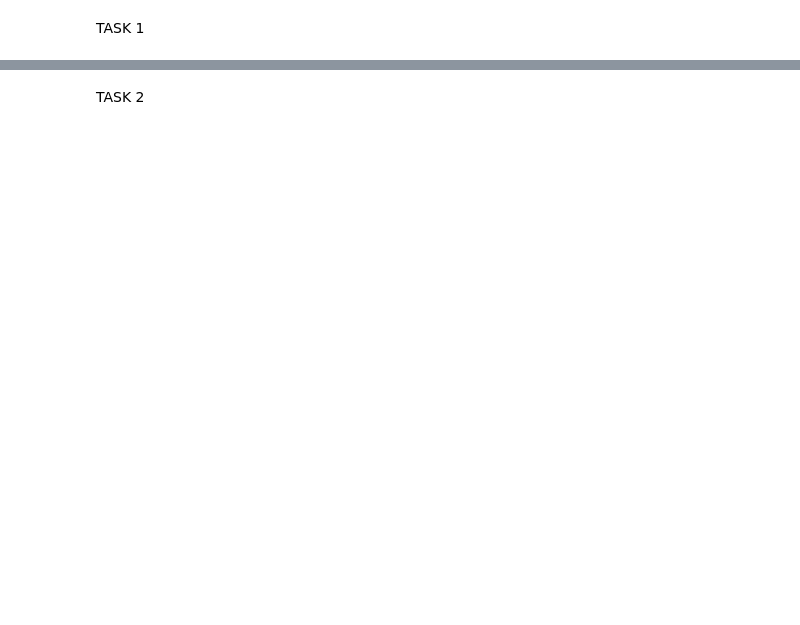
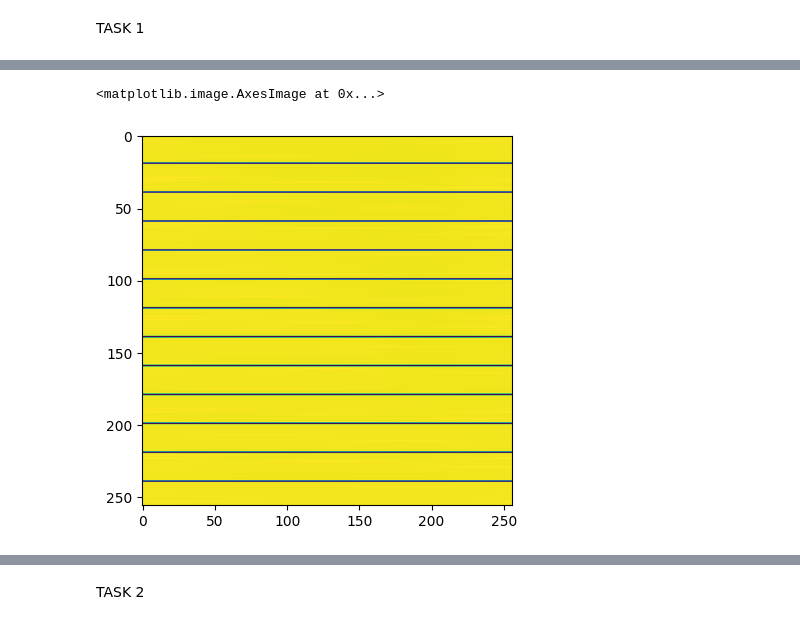
Before and after one commit to abbasmsh1/7thSem, a Jupyter notebook: CVLab/i202404_Abbas_Mustafa_lab2.ipynb, the cells around one changed output, grey strips where cells are left out. Drawn from its saved outputs; the diff is of its cells as text; code cells hidden in the pictures; blank space fills up the shorter version.

```diff
--- a/CVLab/i202404_Abbas_Mustafa_lab2.ipynb
+++ b/CVLab/i202404_Abbas_Mustafa_lab2.ipynb
@@ -37,18 +46,22 @@ cv2.destroyAllWindows()
 # %%
 # Create a vertical line filter
 filter = np.zeros_like(image)
 filter[:, cols // 2 - 2:cols // 2 + 2] = 1
 
 # Apply the filter in the frequency domain
 filtered_image = fshift * filter
 filtered_image = np.fft.ifftshift(filtered_image)
 filtered_image = np.fft.ifft2(filtered_image)
 filtered_image = np.abs(filtered_image)
 
 # Display the filtered image
 cv2.imshow('Vertical Line Filtered Image', filtered_image.astype(np.uint8))
 cv2.waitKey(0)
 cv2.destroyAllWindows()
+plt.imshow(filtered_image)
+# %% [output]
+<matplotlib.image.AxesImage at 0x...>
+[figure, added]
 # %%
 # Create a diagonal line filter
 filter = np.zeros_like(image)
```
Also changed, not shown: parts of 6 cells of this notebook.
